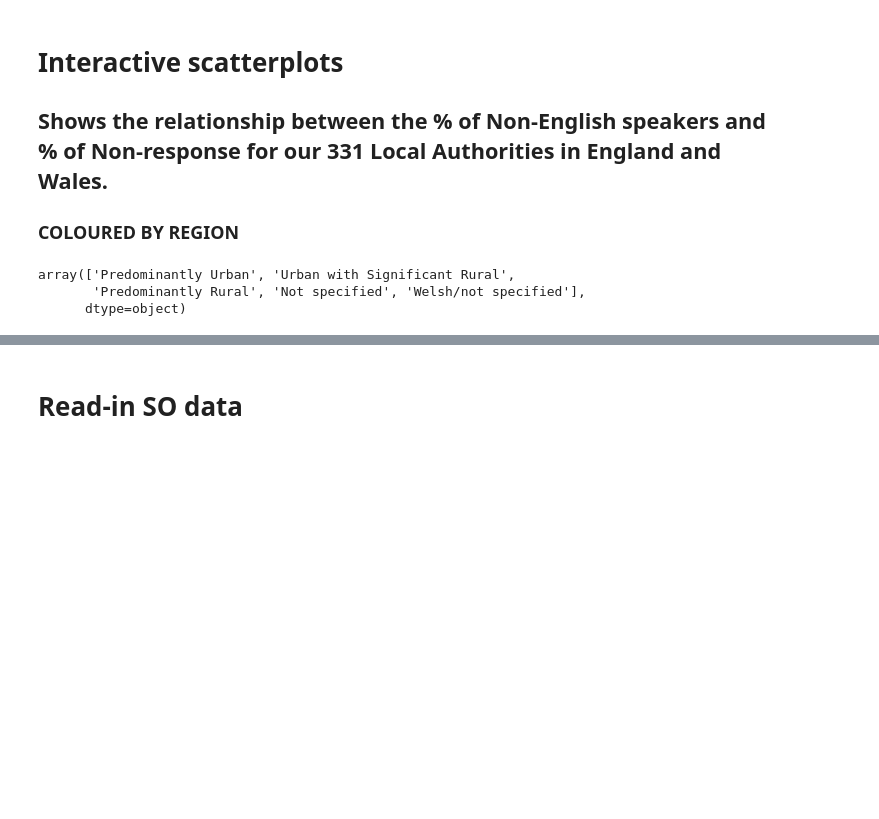
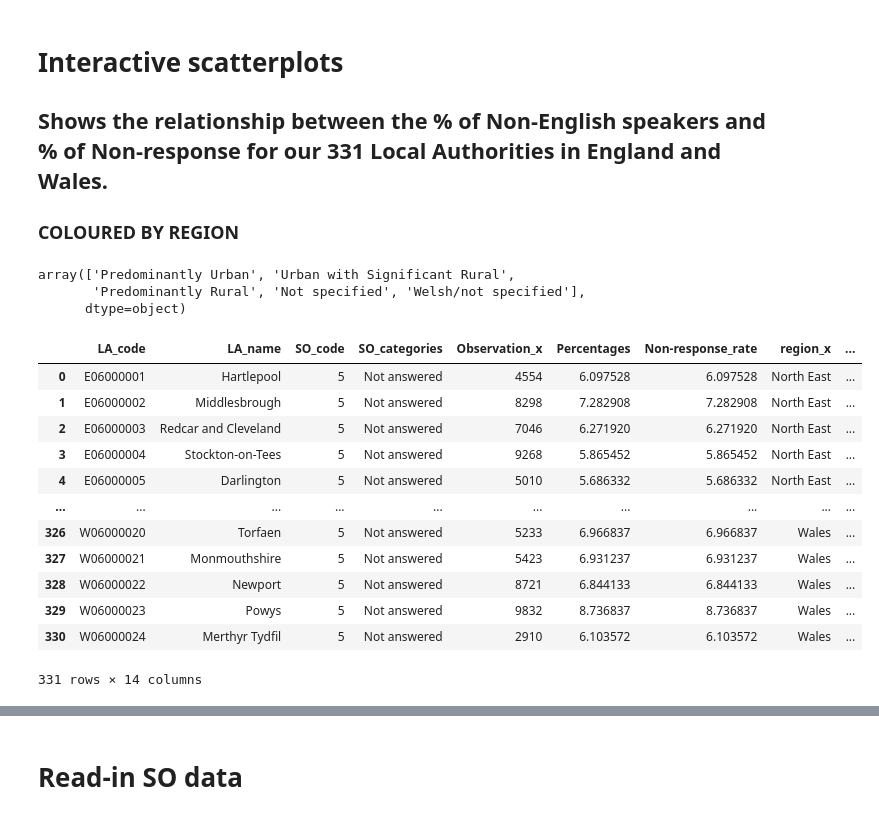
Before and after one commit to UKDataServiceOpen/InteractiveGender, a Jupyter notebook: SO_outputs.ipynb, the cells around one changed output, grey strips where cells are left out. Drawn from its saved outputs; the diff is of its cells as text; code cells hidden in the pictures; blank space fills up the shorter version.

```diff
--- a/SO_outputs.ipynb
+++ b/SO_outputs.ipynb
@@ -108,6 +108,22 @@ df.Urb_Rur.unique()
 array(['Predominantly Urban', 'Urban with Significant Rural',
        'Predominantly Rural', 'Not specified', 'Welsh/not specified'],
       dtype=object)
+# %%
+df
+# %% [output]
+|  | LA_code | LA_name | SO_code | SO_categories | Observation_x | Percentages | Non-response_rate | region_x | ... |
+| 0 | E06000001 | Hartlepool | 5 | Not answered | 4554 | 6.097528 | 6.097528 | North East | ... |
+| 1 | E06000002 | Middlesbrough | 5 | Not answered | 8298 | 7.282908 | 7.282908 | North East | ... |
+| 2 | E06000003 | Redcar and Cleveland | 5 | Not answered | 7046 | 6.271920 | 6.271920 | North East | ... |
+| 3 | E06000004 | Stockton-on-Tees | 5 | Not answered | 9268 | 5.865452 | 5.865452 | North East | ... |
+| 4 | E06000005 | Darlington | 5 | Not answered | 5010 | 5.686332 | 5.686332 | North East | ... |
+| ... | ... | ... | ... | ... | ... | ... | ... | ... | ... |
+| 326 | W06000020 | Torfaen | 5 | Not answered | 5233 | 6.966837 | 6.966837 | Wales | ... |
+| 327 | W06000021 | Monmouthshire | 5 | Not answered | 5423 | 6.931237 | 6.931237 | Wales | ... |
+| 328 | W06000022 | Newport | 5 | Not answered | 8721 | 6.844133 | 6.844133 | Wales | ... |
+| 329 | W06000023 | Powys | 5 | Not answered | 9832 | 8.736837 | 8.736837 | Wales | ... |
+| 330 | W06000024 | Merthyr Tydfil | 5 | Not answered | 2910 | 6.103572 | 6.103572 | Wales | ... |
+331 rows × 14 columns
 # %%
 import pandas as pd
 from bokeh.layouts import column, row
```
Also changed, not shown: parts of 1 cell of this notebook, 1 other file.
